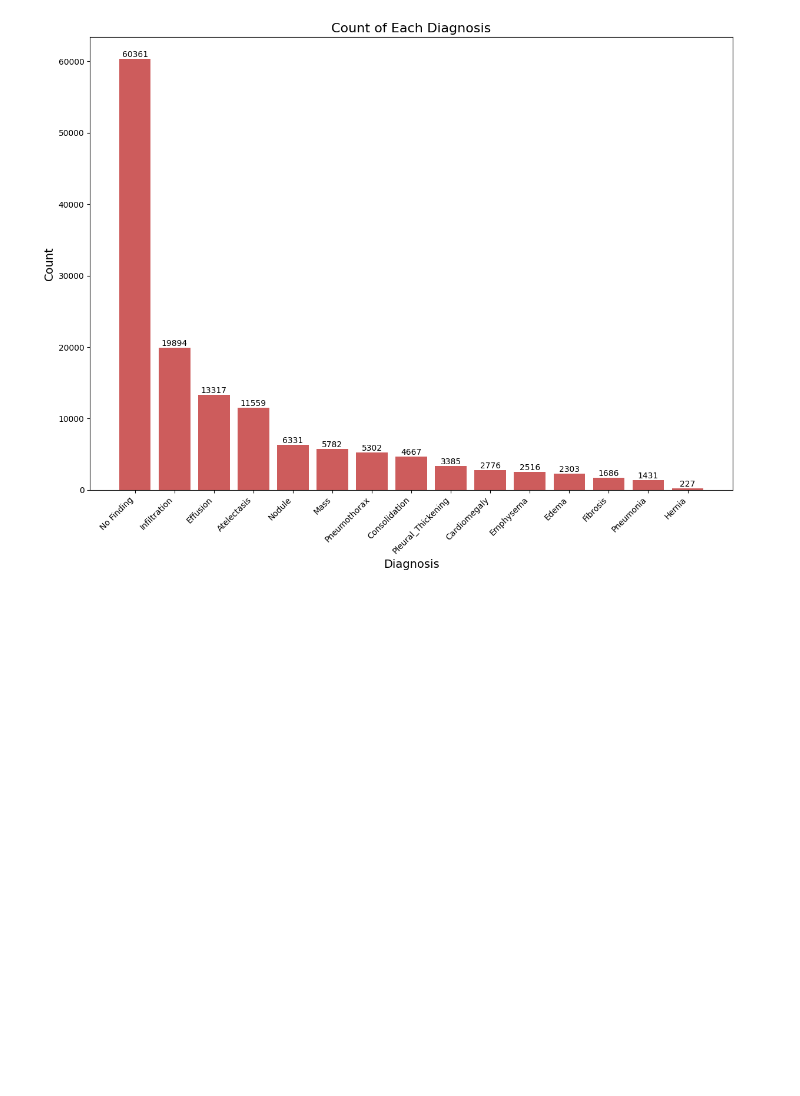
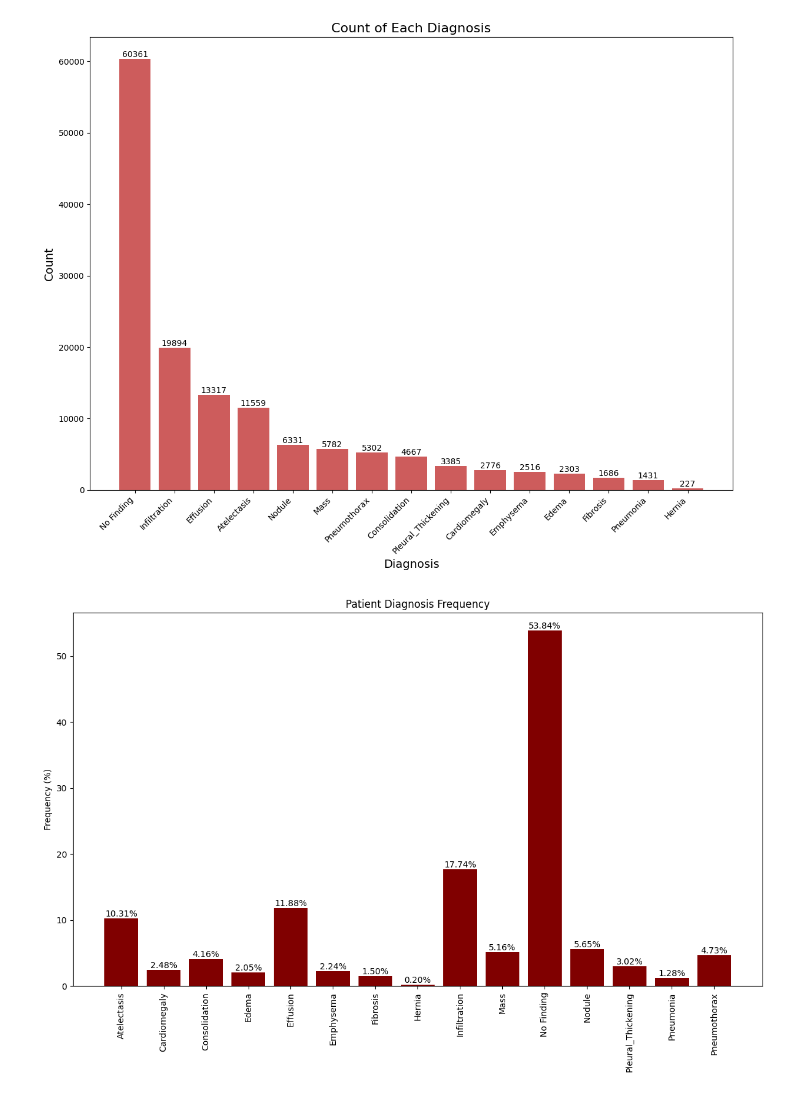
Before and after one commit to AshishT1122/chest_xray8_analytics, a Jupyter notebook: preprocessing_insights.ipynb, the cells around one changed output. Saved outputs shown, nothing was run; the diff lists cells and outputs as text; code cells hidden in the pictures; blank space fills up the shorter version.

```diff
--- a/preprocessing_insights.ipynb
+++ b/preprocessing_insights.ipynb
@@ -57,3 +55,23 @@ plt.tight_layout()
 plt.show()
 # %% [output]
 [figure]
+# %%
+sorted_diagnoses = sorted(all_diagnoses)
+label_counts = 100 * np.mean(img_labels_df[sorted_diagnoses].values, axis=0)
+fig, ax1 = plt.subplots(1, 1, figsize=(12, 8))
+bars = ax1.bar(np.arange(len(label_counts)), label_counts, tick_label=sorted_diagnoses, align='center', color='maroon')
+
+ax1.set_xticks(np.arange(len(label_counts)))
+ax1.set_xticklabels(sorted_diagnoses, rotation=90)
+
+ax1.set_title('Patient Diagnosis Frequency')
+ax1.set_ylabel('Frequency (%)')
+
+for bar in bars:
+    height = bar.get_height()
+    ax1.text(bar.get_x() + bar.get_width() / 2., 1.0*height, f'{height:.2f}%', ha='center', va='bottom')
+
+plt.tight_layout()
+plt.show()
+# %% [output]
+[figure, added]
```
Also changed, not shown: parts of 2 cells of this notebook, 2 other files.
